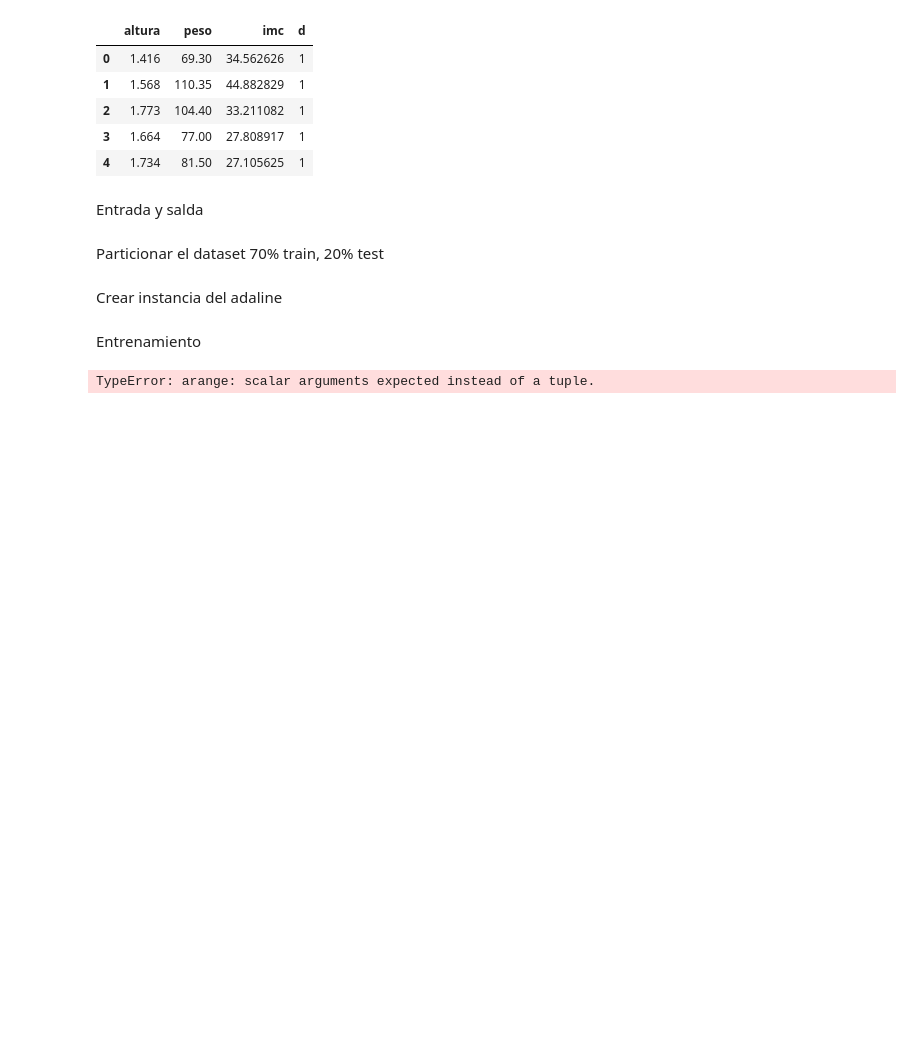
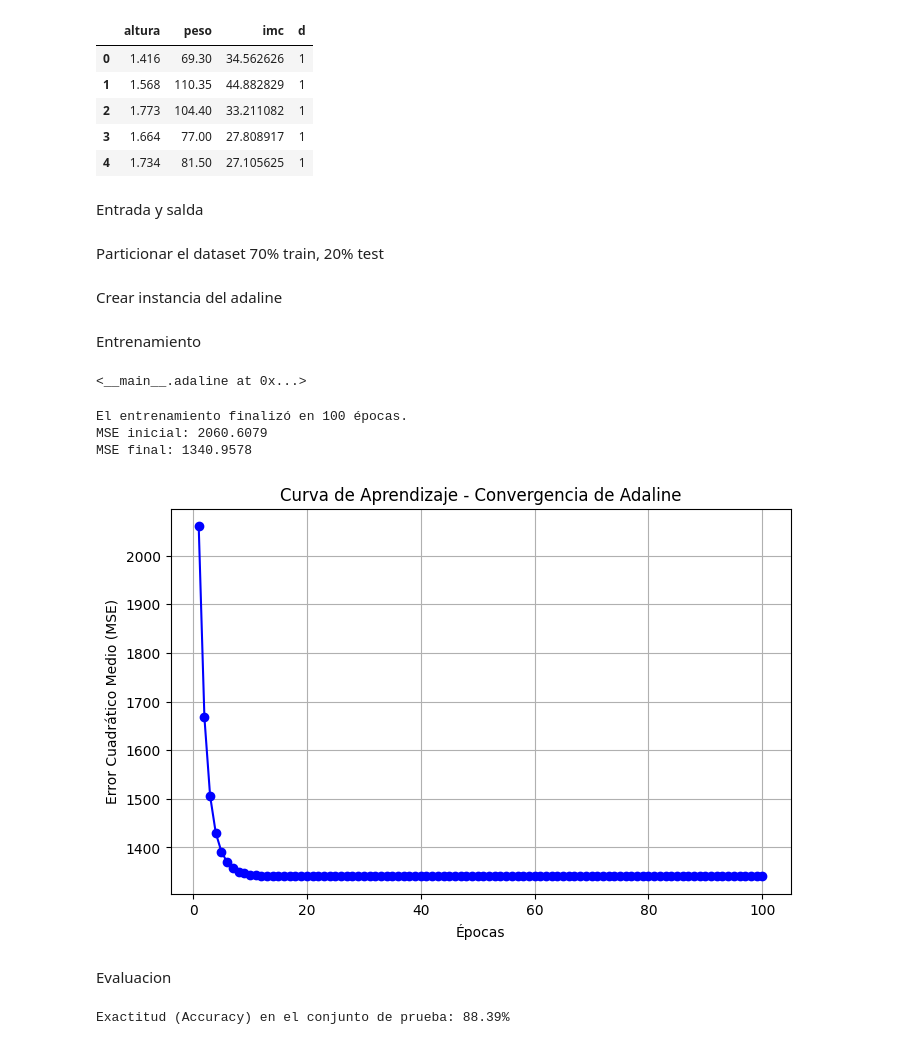
Before and after one commit to OscarGalloGarcia/Msc-artificial-neural-networks, a Jupyter notebook: P2_Adaline_RedesNeuronalesArtificiales.ipynb, the cells around one changed output. Cells and saved outputs as stored; diff of their text form; code cells hidden in the pictures; blank space fills up the shorter version.

Commit message:
Logrando un entrenamiento que converge y un accuracy del 88% lo que prueba que mi modelo es bueno para generalizar.

```diff
--- a/P2_Adaline_RedesNeuronalesArtificiales.ipynb
+++ b/P2_Adaline_RedesNeuronalesArtificiales.ipynb
@@ -31,15 +31,18 @@ class adaline:
     return v #funcion de activacion identidad (salida lineal)
 
   def train(self, X, y_d, epochs):
-    n_features = X.shape #numero de caracteristicas
+    n_samples = X.shape[0] # número de muestras
     self.mse = []
 
+    # Convertimos y_d a un arreglo 1D para evitar problemas de dimensiones
+    y_d = np.asanyarray(y_d).ravel()
+
     for epoch in range(epochs):
-      index = np.arange(n_features)
+      index = np.arange(n_samples)
       if self.shuffle:
         self.rgen.shuffle(index)
 
-      # Stochastic Gradient Descent (SDG)
+      # Stochastic Gradient Descent (SGD)
       for k in index:
         x_k = X[k]
         v = np.dot(x_k, self.w) + self.b
@@ -49,8 +52,8 @@ class adaline:
         e = y_d[k] - y
 
         #actualizacion de pesos
-        self.w += self.learning_rate * (y_d[k] - y) * x_k
-        self.b += self.learning_rate * (y_d[k] - y)
+        self.w += self.learning_rate * e * x_k
+        self.b += self.learning_rate * e
 
       #MSE
       e_epoch = y_d - self.activation(self.net_input(X))
@@ -176,8 +179,15 @@ datos.head()
 # %% [markdown]
 Entrada y salda
 # %%
-x = np.asanyarray(datos.drop(columns=['imc', 'd']))
+# Extraer las características (altura y peso)
+x_raw = np.asanyarray(datos.drop(columns=['imc', 'd']))
 
+# Estandarizar x
+mean = x_raw.mean(axis=0)
+std = x_raw.std(axis=0)
+x = (x_raw - mean) / std
+
+# Definir la salida deseada
 y = np.asanyarray(datos[['d']])
 # %% [markdown]
 Particionar el dataset 70% train, 20% test
@@ -189,8 +199,10 @@ Crear instancia del adaline
 # %%
 _, n_inputs = x.shape
 # %%
+np.random.seed(42) #semilla para la inicializacion de pesos
+
 a = adaline(n_inputs=n_inputs,
-            learning_rate=0.01,
+            learning_rate=0.0001,
             shuffle=True,
             stop=1e-6)
 # %% [markdown]
@@ -198,4 +210,37 @@ Entrenamiento
 # %%
 a.train(X=x, y_d=y, epochs=100)
 # %% [output]
-TypeError: arange: scalar arguments expected instead of a tuple.
+<__main__.adaline at 0x...>
+# %%
+print(f"El entrenamiento finalizó en {len(a.mse)} épocas.")
+print(f"MSE inicial: {a.mse[0]:.4f}")
+print(f"MSE final: {a.mse[-1]:.4f}")
+
+# Graficar la curva del MSE para verificar la convergencia
+plt.figure(figsize=(8, 5))
+plt.plot(range(1, len(a.mse) + 1), a.mse, marker='o', color='b')
+plt.xlabel('Épocas')
+plt.ylabel('Error Cuadrático Medio (MSE)')
+plt.title('Curva de Aprendizaje - Convergencia de Adaline')
+plt.grid(True)
+plt.show()
+# %% [output]
+El entrenamiento finalizó en 100 épocas.
+MSE inicial: 2060.6079
+MSE final: 1340.9578
+[figure, added]
+# %% [markdown]
+Evaluacion
+# %%
+#Utilizando el conjunto que dejamos para el test
+x_test_raw = np.asanyarray(test[['altura', 'peso']])
+x_test = (x_test_raw - mean) / std
+y_test = np.asanyarray(test['d']).ravel()
+
+y_pred = a.predict(x_test)
+
+# Calculo del accuracy
+exactitud = np.mean(y_pred == y_test)
+print(f"Exactitud (Accuracy) en el conjunto de prueba: {exactitud * 100:.2f}%")
+# %% [output]
+Exactitud (Accuracy) en el conjunto de prueba: 88.39%
```
Also changed, not shown: parts of 1 cell of this notebook.
